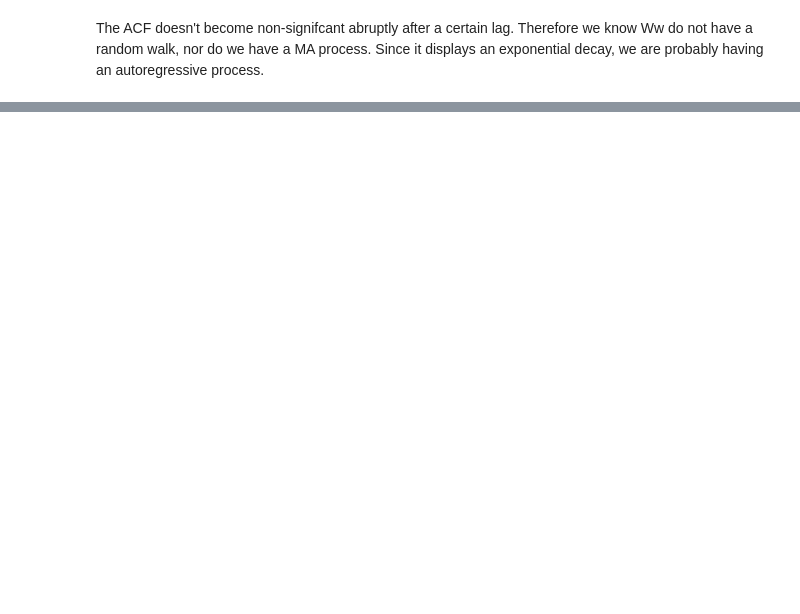
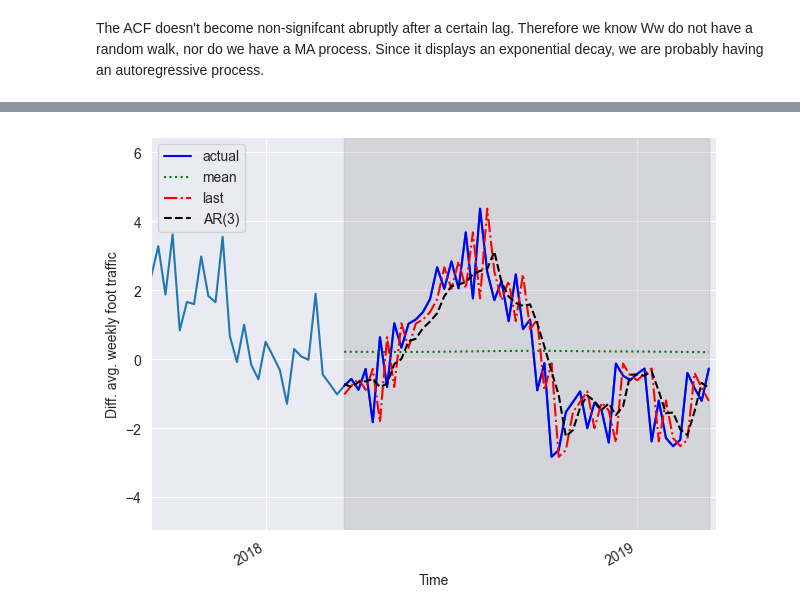
Before and after one commit to Xupeiyi/Time-Series-Forcasting-In-Python, a Jupyter notebook: ch5.ipynb, the cells around one changed output, grey strips where cells are left out. Saved outputs shown, nothing was run; the diff lists cells and outputs as text; code cells hidden in the pictures; blank space fills up the shorter version.

```diff
--- a/ch5.ipynb
+++ b/ch5.ipynb
@@ -89,0 +137,6 @@ plt.tight_layout()
+# %%
+def forecast_by_ar3(data, window):
+    model = SARIMAX(data, order=(3,0,0))
+    res = model.fit(disp=False)
+    predictions = res.get_prediction(0, len(data) + window - 1)
+    return predictions.predicted_mean[-window:]
@@ -89,0 +159,15 @@ plt.tight_layout()
+# %%
+DATA = df_diff['foot_traffic_diff'].tolist()
+TRAIN_LEN = len(train)
+HORIZON = len(test)
+WINDOW = 1
+
+pred_mean = get_rolling_forecast(forecast_by_mean, DATA, TRAIN_LEN, HORIZON, WINDOW,)
+pred_last_value = get_rolling_forecast(forecast_by_last_value, DATA, TRAIN_LEN, HORIZON, WINDOW)
+pred_AR = get_rolling_forecast(forecast_by_ar3, DATA, TRAIN_LEN, HORIZON, WINDOW)
+
+test['pred_mean'] = pred_mean
+test['pred_last_value'] = pred_last_value
+test['pred_AR'] = pred_AR
+
+test.head()
@@ -89,0 +181,20 @@ plt.tight_layout()
+# %%
+fig, ax = plt.subplots()
+
+ax.plot(df_diff['foot_traffic_diff'])
+ax.plot(test['foot_traffic_diff'], 'b-', label='actual')
+ax.plot(test['pred_mean'], 'g:', label='mean')
+ax.plot(test['pred_last_value'], 'r-.', label='last')
+ax.plot(test['pred_AR'], 'k--', label='AR(3)')
+
+ax.legend(loc=2)
+ax.set_xlabel('Time')
+ax.set_ylabel('Diff. avg. weekly foot traffic')
+ax.axvspan(947, 998, color='#808080', alpha=0.2)
+ax.set_xlim(920, 999)
+plt.xticks([936, 988],[2018, 2019])
+
+fig.autofmt_xdate()
+plt.tight_layout()
+# %% [output]
+[figure, added]
```
Also changed, not shown: parts of 13 cells of this notebook, 3 other files.
